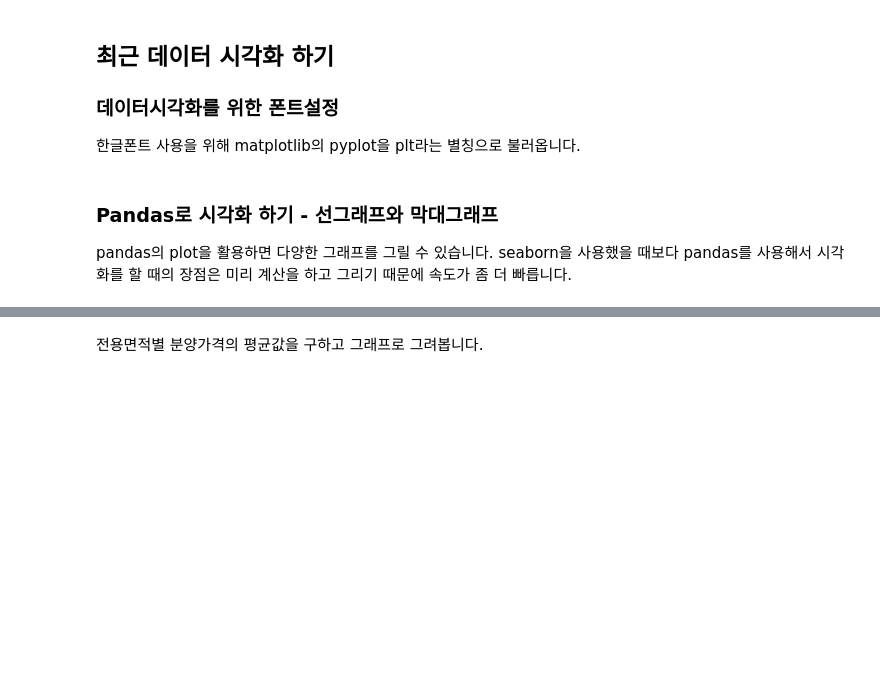
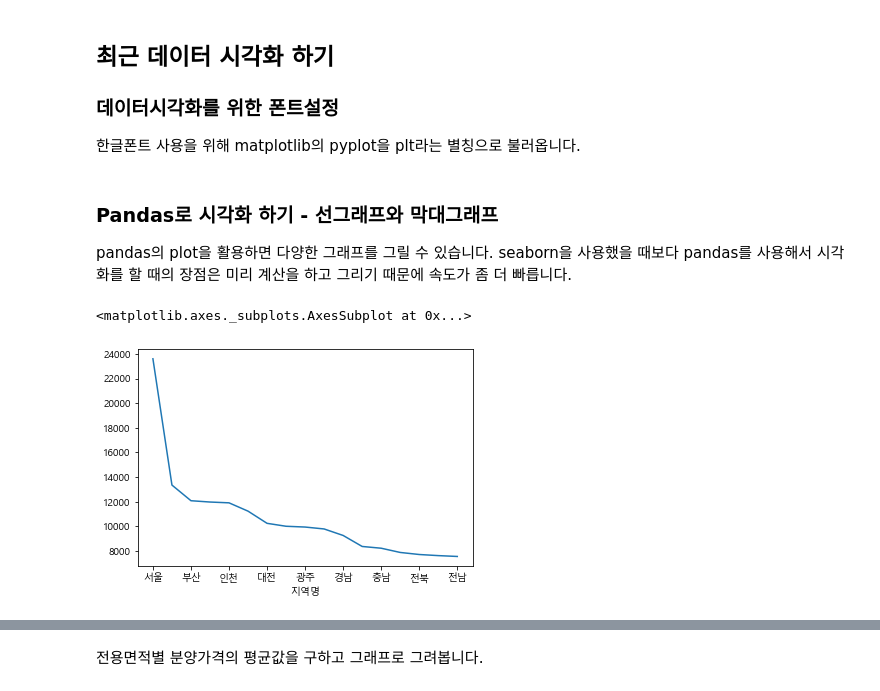
Before and after one commit to Jiyongs/python_ml, a Jupyter notebook: 01_infl_python_ml/01_apt_price_ipynb.ipynb, the cells around one changed output, grey strips where cells are left out. Saved outputs shown, nothing was run; the diff lists cells and outputs as text; code cells hidden in the pictures; blank space fills up the shorter version.

Commit message:
20201010 seaborn 그래프 그리기
seaborn은 groupby, pivot_table 과 달리 직접 연산을 지정할 필요가 없어 편리함.
시각화는 데이터의 추이와 이상치를 판단하기 위해 필수적인 작업.

```diff
--- a/01_infl_python_ml/01_apt_price_ipynb.ipynb
+++ b/01_infl_python_ml/01_apt_price_ipynb.ipynb
@@ -553,12 +553,18 @@ p
 import matplotlib.pyplot as plt
 
 # plt.rc("font", family="Malgun Gothic")
-plt.rc("font", family="AppleGothic")
+plt.rc("font", family="Malgun Gothic")
 # %% [markdown]
 ### Pandas로 시각화 하기 - 선그래프와 막대그래프
 pandas의 plot을 활용하면 다양한 그래프를 그릴 수 있습니다.
 seaborn을 사용했을 때보다 pandas를 사용해서 시각화를 할 때의 장점은 미리 계산을 하고 그리기 때문에 속도가 좀 더 빠릅니다.
 # %%
 # 지역명으로 분양가격의 평균을 구하고 선그래프로 시각화 합니다.
+
+g = df_last.groupby(['지역명'])['평당분양가격'].mean().sort_values(ascending=False)
+g.plot()
+# %% [output]
+<matplotlib.axes._subplots.AxesSubplot at 0x...>
+[figure, added]
 # %%
 # 지역명으로 분양가격의 평균을 구하고 막대그래프(bar)로 시각화 합니다.
```
Also changed, not shown: parts of 26 cells of this notebook.
